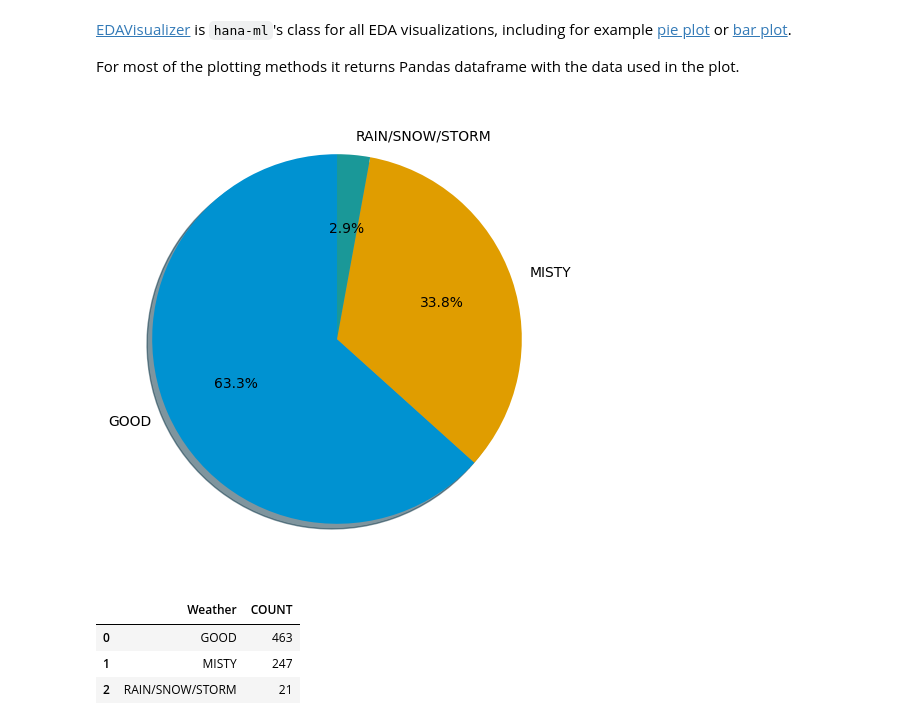
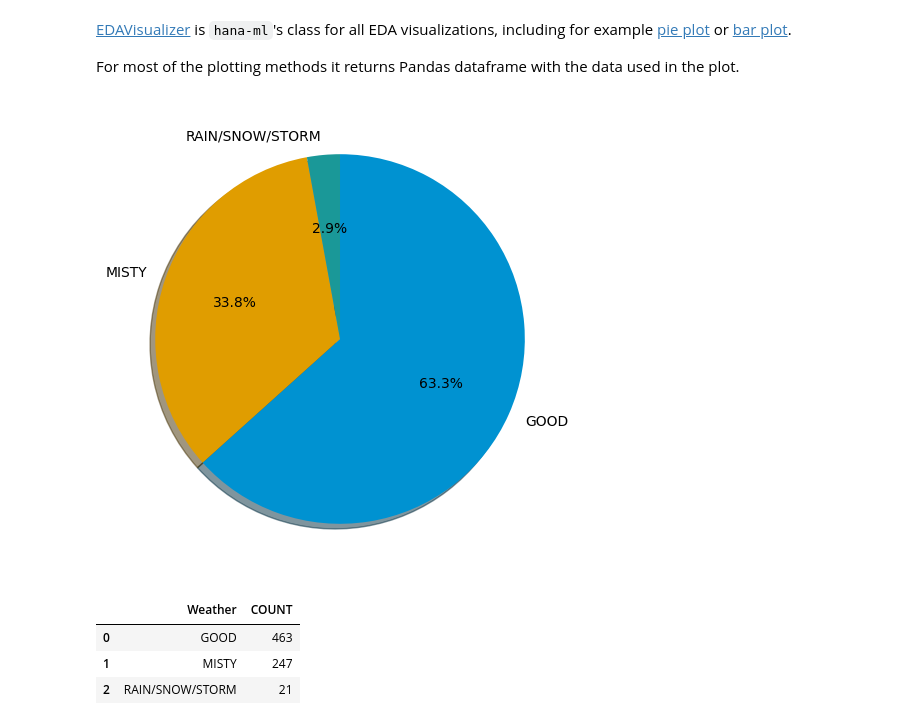
Before and after one commit to sourabh3ss/sourabh3ss-sap-community-developer-challenge-eda-hana-main, a Jupyter notebook: notebooks/challenges/week4.ipynb, the cells around one changed output. Drawn from its saved outputs; the diff is of its cells as text; code cells hidden in the pictures.

```diff
--- a/notebooks/challenges/week4.ipynb
+++ b/notebooks/challenges/week4.ipynb
@@ -353,10 +353,10 @@ For most of the plotting methods it returns Pandas dataframe with the data used
 # %%
 _, df = EDAVisualizer().pie_plot(data=bikes_hdf, column='Weather',
                                  legend=False, explode=0,
-                                 startangle=90)
+                                 startangle=90, counterclock=False)
 plt.show()
 # %% [output]
-[figure, old version]
+[figure, new version]
 # %%
 display(df)
 # %% [output]
```
Also changed, not shown: parts of 1 cell of this notebook.
